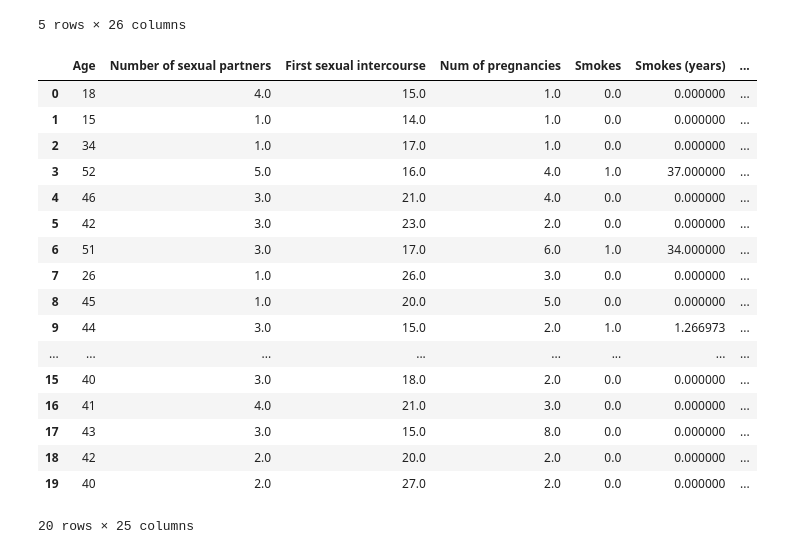
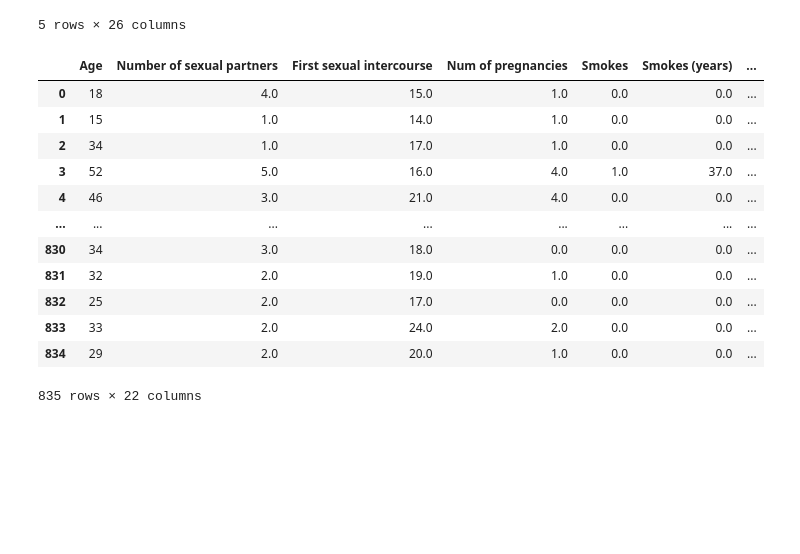
Before and after one commit to HannahMariamj/cervical_cancer_prediction, a Jupyter notebook: eda.ipynb, the cells around one changed output. Drawn from its saved outputs; the diff is of its cells as text; code cells hidden in the pictures; blank space fills up the shorter version.

```diff
--- a/eda.ipynb
+++ b/eda.ipynb
@@ -47,8 +47,6 @@ Schiller                                0
 Citology                                0
 Biopsy                                  0
 dtype: int64
-# %%
-dataset = dataset.replace('?', np.nan)
 # %%
 import matplotlib.pyplot as plt
 # %%
@@ -351,26 +342,23 @@ dataset.head()
 | 4 | 46 | 3.0 | 21.0 | 4.0 | 0.0 | 0.0 | ... |
 5 rows × 26 columns
 # %%
-target_df = dataset['Biopsy']
-feature_df = dataset.drop(columns='Biopsy')
+target_columns = ['Hinselmann', 'Schiller', 'Citology', 'Biopsy']
+
+target_df = dataset[target_columns]
+feature_df = dataset.drop(columns=target_columns)
 # %%
-feature_df.head(20)
+feature_df
 # %% [output]
 |  | Age | Number of sexual partners | First sexual intercourse | Num of pregnancies | Smokes | Smokes (years) | ... |
-| 0 | 18 | 4.0 | 15.0 | 1.0 | 0.0 | 0.000000 | ... |
-| 1 | 15 | 1.0 | 14.0 | 1.0 | 0.0 | 0.000000 | ... |
-| 2 | 34 | 1.0 | 17.0 | 1.0 | 0.0 | 0.000000 | ... |
-| 3 | 52 | 5.0 | 16.0 | 4.0 | 1.0 | 37.000000 | ... |
-| 4 | 46 | 3.0 | 21.0 | 4.0 | 0.0 | 0.000000 | ... |
-| 5 | 42 | 3.0 | 23.0 | 2.0 | 0.0 | 0.000000 | ... |
-| 6 | 51 | 3.0 | 17.0 | 6.0 | 1.0 | 34.000000 | ... |
-| 7 | 26 | 1.0 | 26.0 | 3.0 | 0.0 | 0.000000 | ... |
-| 8 | 45 | 1.0 | 20.0 | 5.0 | 0.0 | 0.000000 | ... |
-| 9 | 44 | 3.0 | 15.0 | 2.0 | 1.0 | 1.266973 | ... |
+| 0 | 18 | 4.0 | 15.0 | 1.0 | 0.0 | 0.0 | ... |
+| 1 | 15 | 1.0 | 14.0 | 1.0 | 0.0 | 0.0 | ... |
+| 2 | 34 | 1.0 | 17.0 | 1.0 | 0.0 | 0.0 | ... |
+| 3 | 52 | 5.0 | 16.0 | 4.0 | 1.0 | 37.0 | ... |
+| 4 | 46 | 3.0 | 21.0 | 4.0 | 0.0 | 0.0 | ... |
 | ... | ... | ... | ... | ... | ... | ... | ... |
-| 15 | 40 | 3.0 | 18.0 | 2.0 | 0.0 | 0.000000 | ... |
-| 16 | 41 | 4.0 | 21.0 | 3.0 | 0.0 | 0.000000 | ... |
-| 17 | 43 | 3.0 | 15.0 | 8.0 | 0.0 | 0.000000 | ... |
-| 18 | 42 | 2.0 | 20.0 | 2.0 | 0.0 | 0.000000 | ... |
-| 19 | 40 | 2.0 | 27.0 | 2.0 | 0.0 | 0.000000 | ... |
+| 830 | 34 | 3.0 | 18.0 | 0.0 | 0.0 | 0.0 | ... |
+| 831 | 32 | 2.0 | 19.0 | 1.0 | 0.0 | 0.0 | ... |
+| 832 | 25 | 2.0 | 17.0 | 0.0 | 0.0 | 0.0 | ... |
+| 833 | 33 | 2.0 | 24.0 | 2.0 | 0.0 | 0.0 | ... |
+| 834 | 29 | 2.0 | 20.0 | 1.0 | 0.0 | 0.0 | ... |
-20 rows × 25 columns
+835 rows × 22 columns
```
Also changed, not shown: parts of 50 cells of this notebook, 1 other file.
